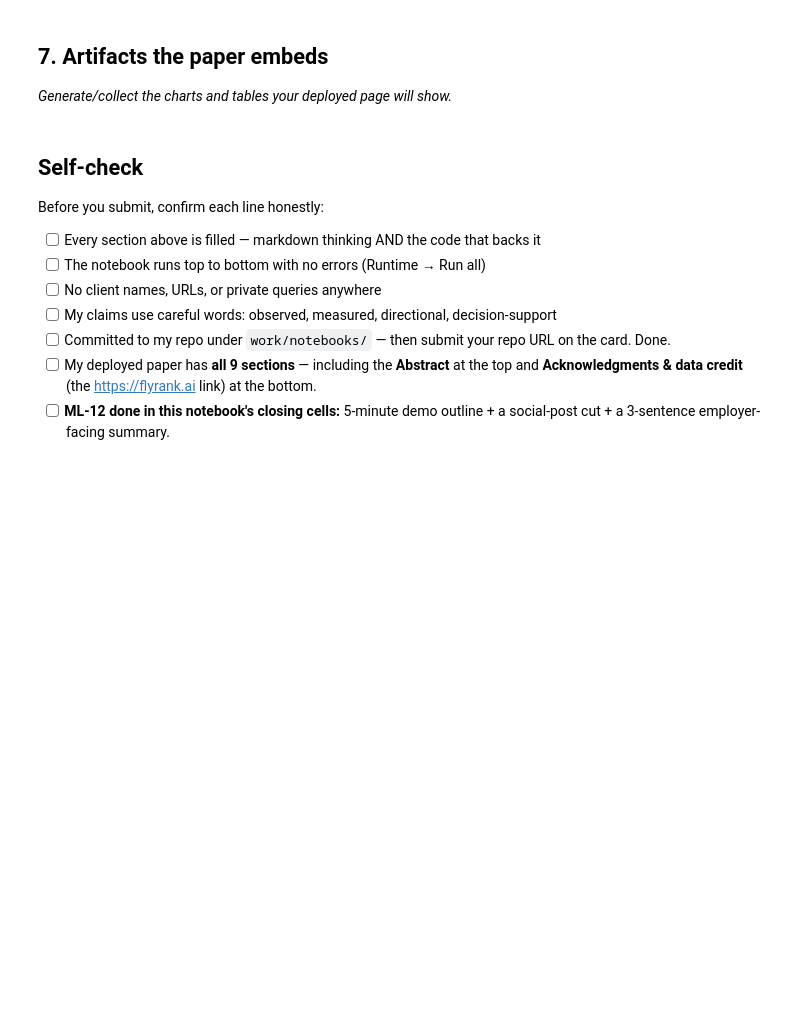
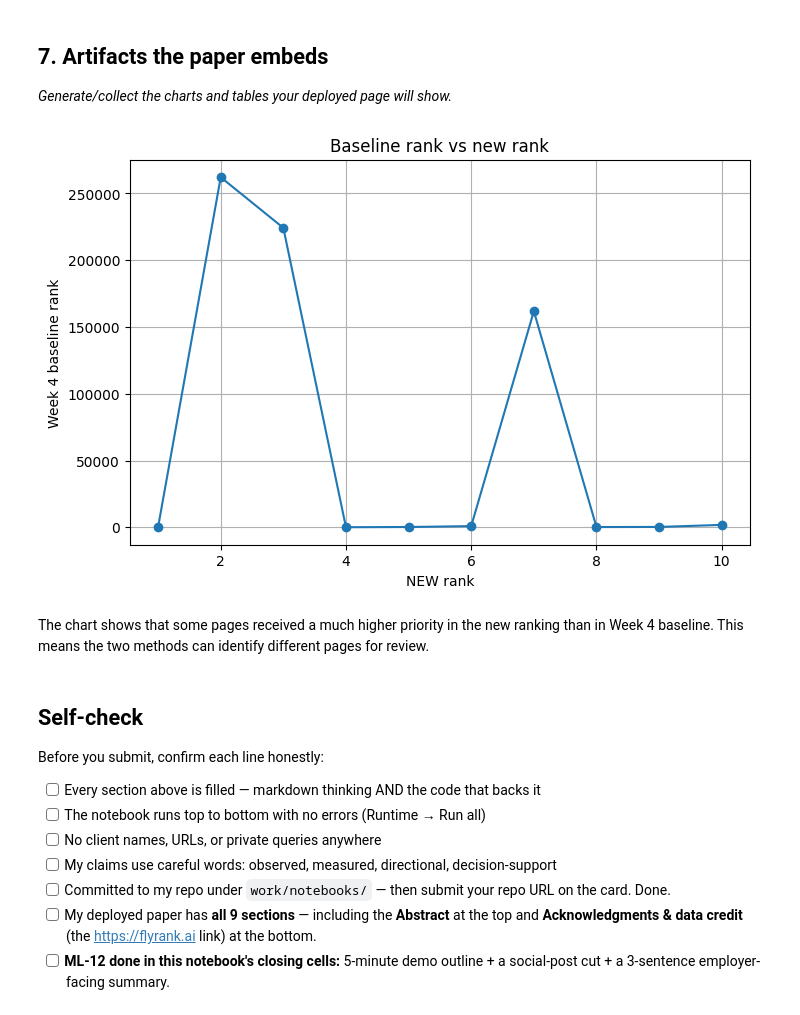
Before and after one commit to engyelgamal18/flyrank-ml-internship-engy, a Jupyter notebook: work/notebooks/capstone.ipynb, the cells around one changed output. Drawn from its saved outputs; the diff is of its cells as text; code cells hidden in the pictures; blank space fills up the shorter version.

Commit message:
Update capstone results and charts

```diff
--- a/work/notebooks/capstone.ipynb
+++ b/work/notebooks/capstone.ipynb
@@ -137,0 +127,14 @@ The table shows that some pages received very different priorities in the two ra
+# %%
+comparison_df = baseline_df[
+    ["content_hash_id", "baseline_rank", "baseline_score"]
+].merge(
+    ranking_df[
+        ["content_hash_id", "new_rank", "priority_score"]
+    ],
+    on="content_hash_id",
+    how="inner"
+)
+
+comparison_df = comparison_df.sort_values("new_rank")
+
+comparison_df.head(10)
@@ -176,6 +193,22 @@ The highest ranked pages should be reviewed first. Thses pages have a combinatio
 ## 7. Artifacts the paper embeds
 
 *Generate/collect the charts and tables your deployed page will show.*
+# %%
+import matplotlib.pyplot as plt
+
+plot_df = comparison_df.head(10).copy()
+
+plt.figure(figsize=(8,5))
+plt.plot(plot_df["new_rank"], plot_df["baseline_rank"], marker="o")
+plt.xlabel("NEW rank")
+plt.ylabel("Week 4 baseline rank")
+plt.title("Baseline rank vs new rank")
+plt.grid(True)
+plt.show()
+# %% [output]
+[figure, added]
+# %% [markdown]
+The chart shows that some pages received a much higher priority in the new ranking than in Week 4 baseline. This means the two methods can identify different pages for review.
 # %% [markdown]
 ## Self-check
 
```
Also changed, not shown: parts of 4 cells of this notebook.
